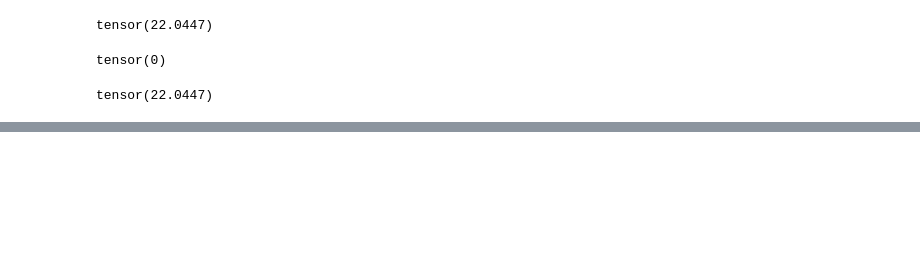
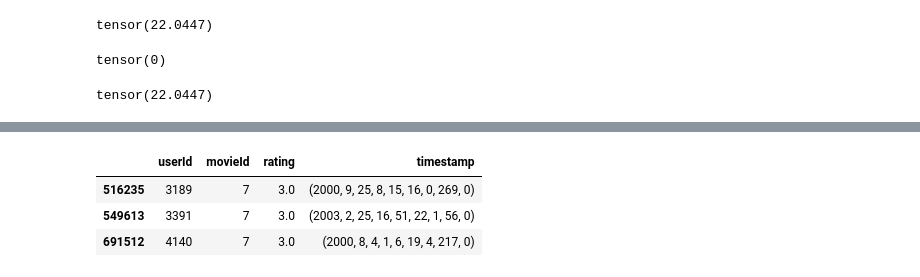
Before and after one commit to chorus12/SASRec.pytorch, a Jupyter notebook: SASRec_interactive.ipynb, the cells around one changed output, grey strips where cells are left out. Cells and saved outputs as stored; diff of their text form; code cells hidden in the pictures; blank space fills up the shorter version.

```diff
--- a/SASRec_interactive.ipynb
+++ b/SASRec_interactive.ipynb
@@ -687,0 +733,8 @@ tensor(22.0447)
+# %%
+# make a mapping so movie ids are sequential
+movieId2seq = dict() # original movieId -> sequential id
+seq2movieId = np.array(list(set(ratings.movieId.values))) # sequential id to original movie mapping
+for i,movie_id in enumerate(seq2movieId):
+    movieId2seq[movie_id] = i+1
+# change ids to sequential
+ratings['movieId'] = ratings['movieId'].map(movieId2seq)
@@ -687,0 +762,10 @@ tensor(22.0447)
+# %%
+ratings[ratings.userId.isin(ratings[ratings.userId.isin(ratings[ratings.userId.isin(ratings[ratings.userId.isin(ratings[ratings.userId.isin(ratings[ratings.userId.\
+                                    isin(ratings[ratings['movieId']==1].userId.values)].\
+                            query('movieId==2').userId.values)].query('movieId==3').userId.values)].\
+                            query('movieId==4').userId.values)].query('movieId==5').userId.values)].query('movieId==6').userId.values)].query('movieId==7')
+# %% [output]
+|  | userId | movieId | rating | timestamp |
+| 516235 | 3189 | 7 | 3.0 | (2000, 9, 25, 8, 15, 16, 0, 269, 0) |
+| 549613 | 3391 | 7 | 3.0 | (2003, 2, 25, 16, 51, 22, 1, 56, 0) |
+| 691512 | 4140 | 7 | 3.0 | (2000, 8, 4, 1, 6, 19, 4, 217, 0) |
```
Also changed, not shown: parts of 14 cells of this notebook, 2 other files.
